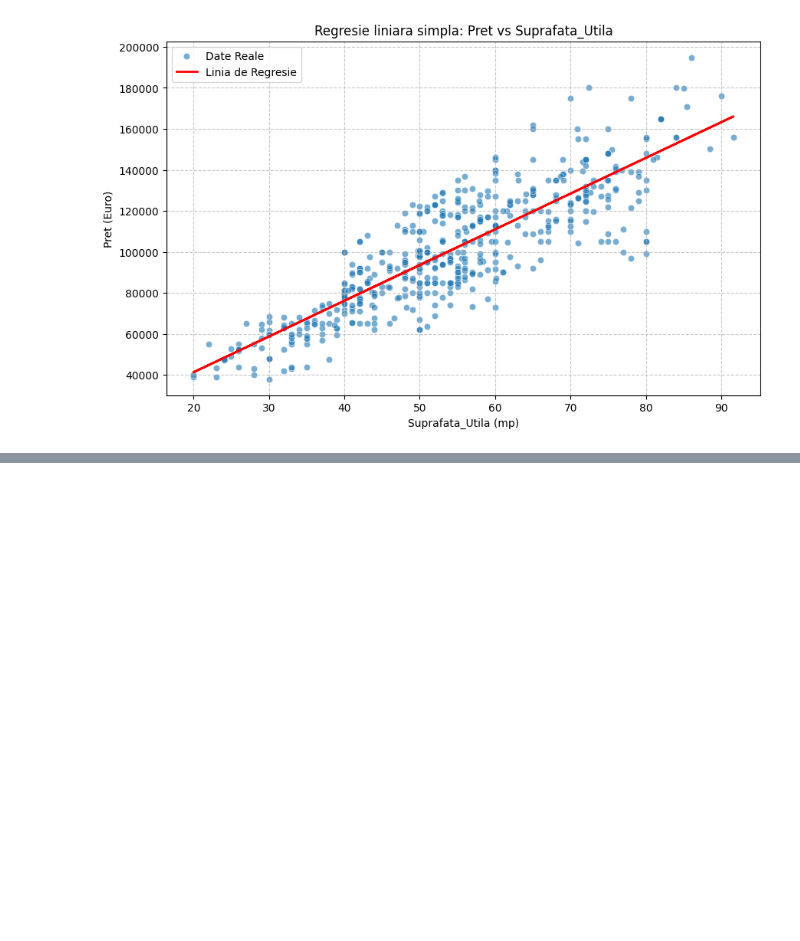
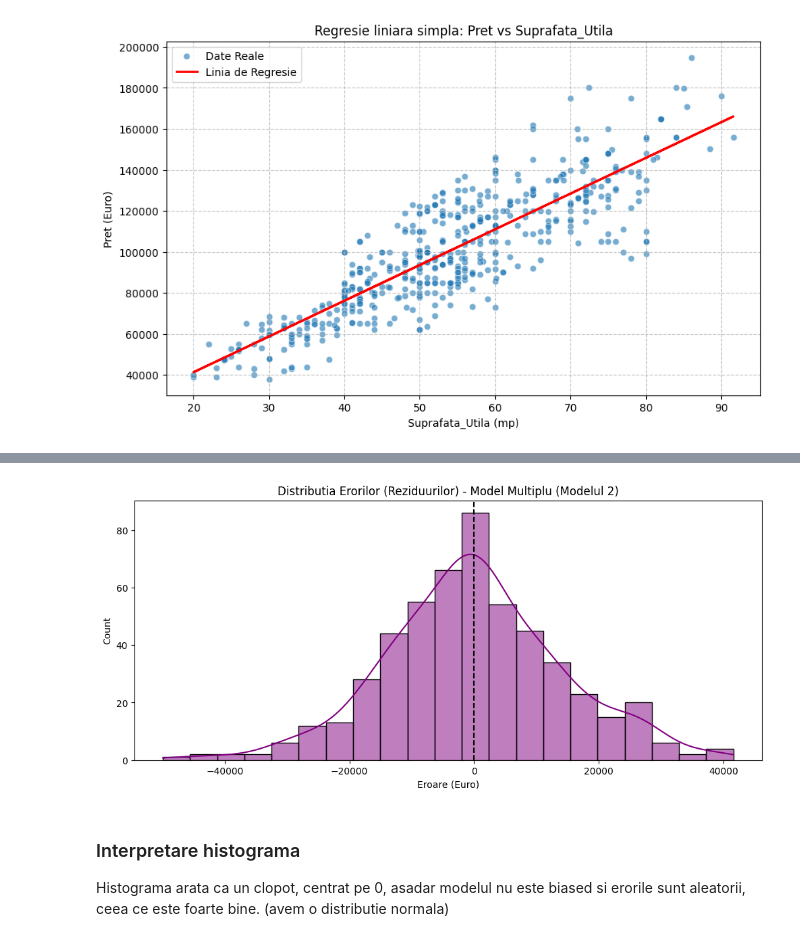
Before and after one commit to BejenaruIoanMatei/iasi-housing-market-analysis, a Jupyter notebook: notebooks/3_exploratory_analysis.ipynb, the cells around one changed output, grey strips where cells are left out. Drawn from its saved outputs; the diff is of its cells as text; code cells hidden in the pictures; blank space fills up the shorter version.

```diff
--- a/notebooks/3_exploratory_analysis.ipynb
+++ b/notebooks/3_exploratory_analysis.ipynb
@@ -728,0 +747,2 @@ plt.show()
+# %%
+X_multi = df[['Suprafata_Utila', 'Camere', 'Tip_Zona']]
@@ -728,0 +751,10 @@ plt.show()
+# %%
+X_multi_dummies = pd.get_dummies(X_multi, columns=['Tip_Zona'], drop_first=True)
+# %%
+X_multi_dummies = sm.add_constant(X_multi_dummies)
+X_multi_dummies = X_multi_dummies.astype(float)
+
+y = df['Pret']
+
+model_multi = sm.OLS(y, X_multi_dummies).fit()
+print(model_multi.summary())
@@ -728,0 +815,16 @@ plt.show()
+# %%
+y_pred_multi = model_multi.predict(X_multi_dummies)
+plt.figure(figsize=(12, 5))
+reziduuri = y - y_pred_multi
+
+sns.histplot(reziduuri, kde=True, color='purple')
+plt.axvline(x=0, color='black', linestyle='--')
+plt.title('Distributia Erorilor (Reziduurilor) - Model Multiplu (Modelul 2)')
+plt.xlabel('Eroare (Euro)')
+plt.show()
+# %% [output]
+[figure, added]
+# %% [markdown]
+### Interpretare histograma
+
+Histograma arata ca un clopot, centrat pe 0, asadar modelul nu este biased si erorile sunt aleatorii, ceea ce este foarte bine. (avem o distributie normala)
```
Also changed, not shown: parts of 5 cells of this notebook.
